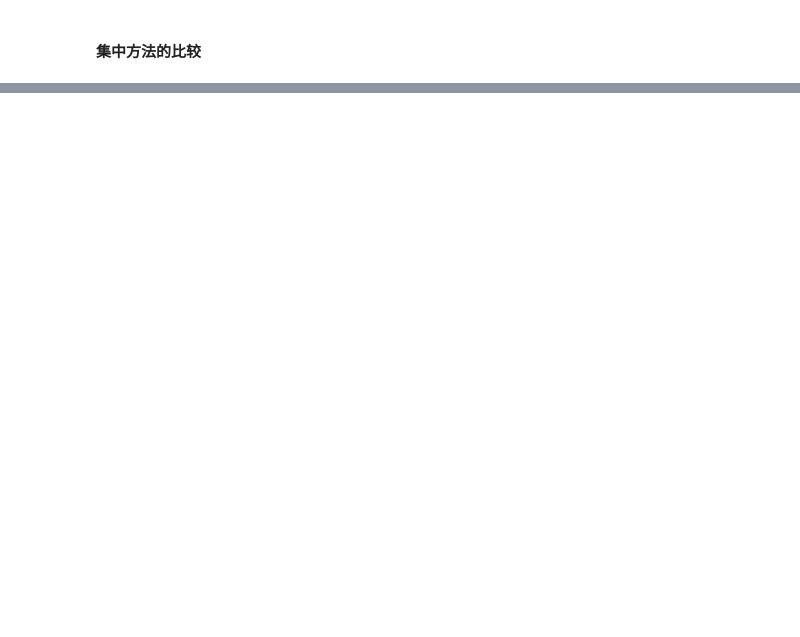
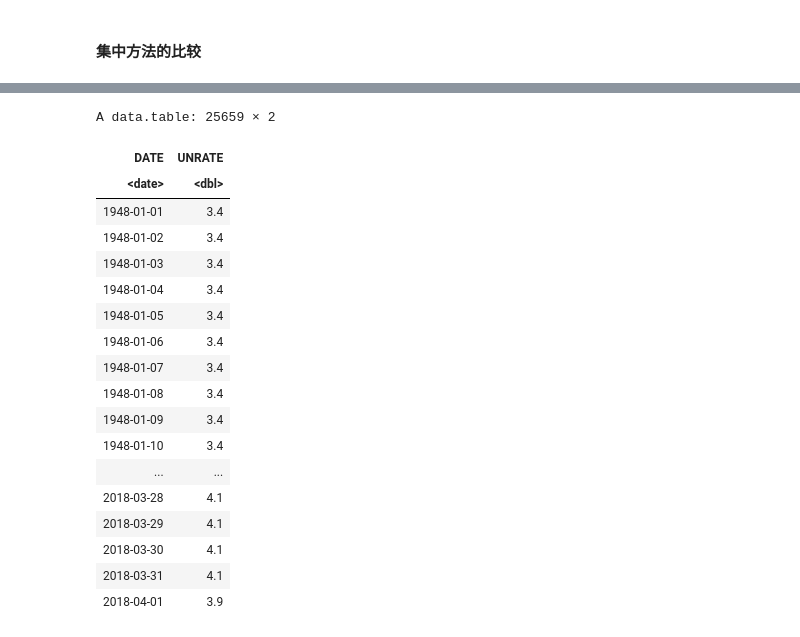
Before and after one commit to 1554823142/time_series_analysis, a Jupyter notebook: my_code/chap2/chap2_4.ipynb, the cells around one changed output, grey strips where cells are left out. Cells and saved outputs as stored; diff of their text form; code cells hidden in the pictures; blank space fills up the shorter version.

```diff
--- a/my_code/chap2/chap2_4.ipynb
+++ b/my_code/chap2/chap2_4.ipynb
@@ -271,0 +330,32 @@ print(sort(unlist(rand.unemp[, lapply(.SD, function(x) mean((x- unemp$UNRATE)^2,
+# %%
+# 上采样: 你添加的是更多的时间标签，而不是更多的信息
+all.dates <- seq(from = unemp$DATE[1], to = tail(unemp$DATE, 1),    # from DATE的开始到结尾
+                 by = "months")
+# 如果 all.dates 中的日期不存在于原数据表中，它会触发 roll 机制来处理缺失值
+setkey(rand.unemp, DATE)    # 键匹配并处理缺失值, 需要指定键
+rand.unemp = rand.unemp[J(all.dates), roll=0]       # J(): 用于进行键匹配的函数
+
+allday.dates <- seq(from = unemp$DATE[1], to = tail(unemp$DATE, 1),
+                 by = "days")
+daily.unemployment = unemp[J(allday.dates), roll = TRUE]
+daily.unemployment
+# %% [output]
+A data.table: 25659 × 2
+| DATE | UNRATE |
+| <date> | <dbl> |
+| 1948-01-01 | 3.4 |
+| 1948-01-02 | 3.4 |
+| 1948-01-03 | 3.4 |
+| 1948-01-04 | 3.4 |
+| 1948-01-05 | 3.4 |
+| 1948-01-06 | 3.4 |
+| 1948-01-07 | 3.4 |
+| 1948-01-08 | 3.4 |
+| 1948-01-09 | 3.4 |
+| 1948-01-10 | 3.4 |
+| ... | ... |
+| 2018-03-28 | 4.1 |
+| 2018-03-29 | 4.1 |
+| 2018-03-30 | 4.1 |
+| 2018-03-31 | 4.1 |
+| 2018-04-01 | 3.9 |
```
Also changed, not shown: parts of 17 cells of this notebook, 4 other files.
